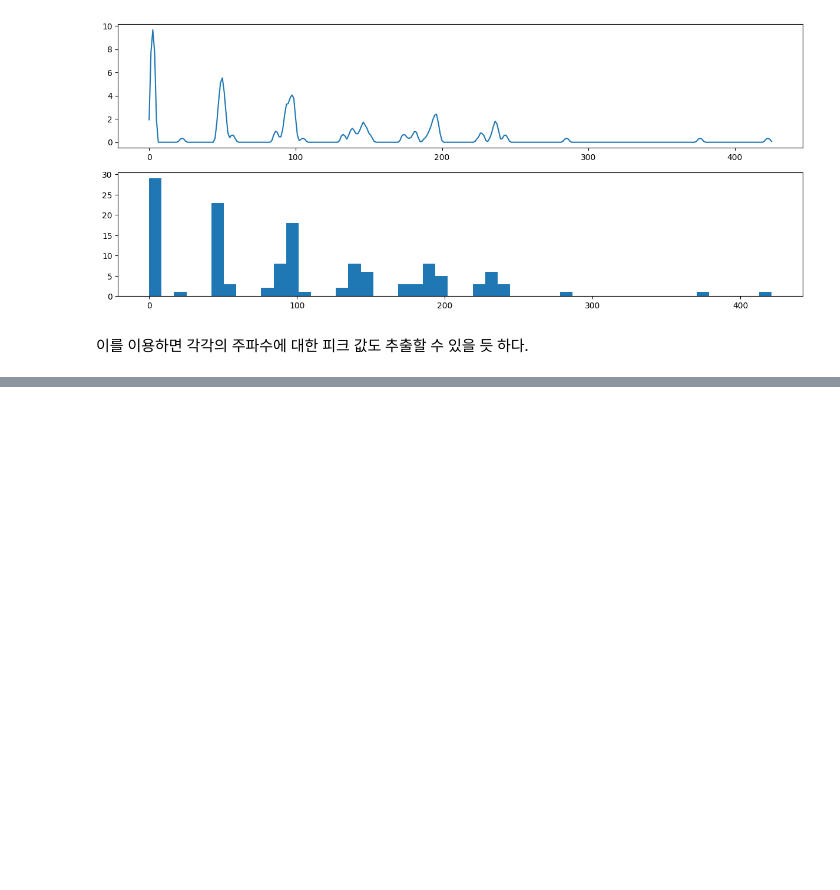
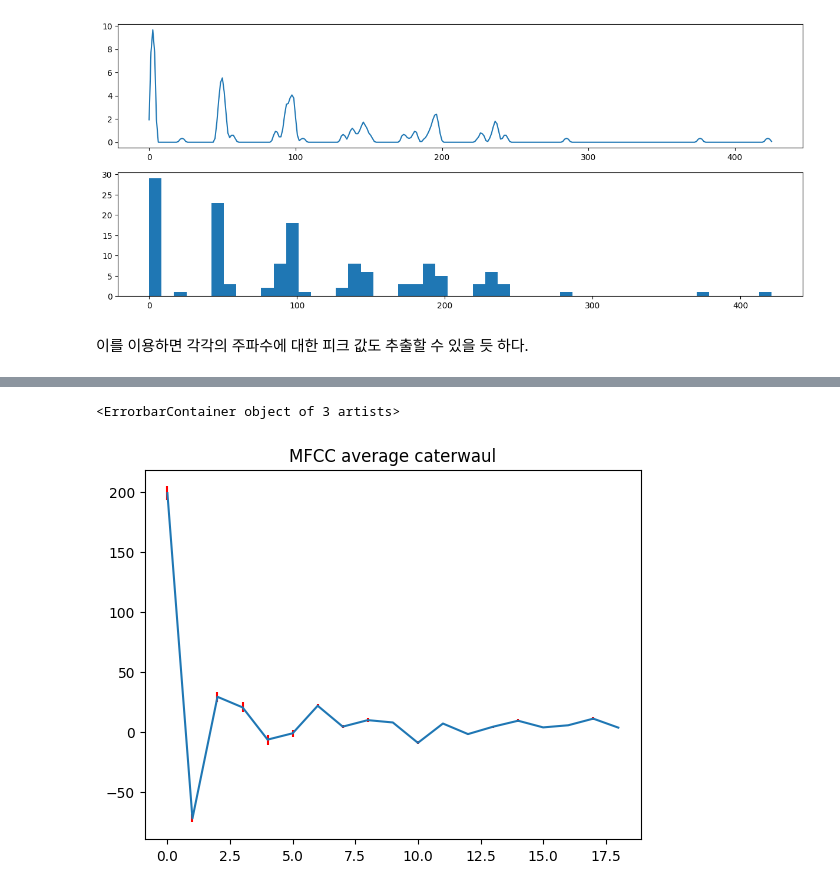
Before and after one commit to lukekim420/catclass, a Jupyter notebook: eda_mid.ipynb, the cells around one changed output, grey strips where cells are left out. Cells and saved outputs as stored; diff of their text form; code cells hidden in the pictures; blank space fills up the shorter version.

```diff
--- a/eda_mid.ipynb
+++ b/eda_mid.ipynb
@@ -335,0 +446,6 @@ plt.show()
+# %%
+plt.title("MFCC average caterwaul")
+plt.errorbar(x=np.arange(19),y=df_caterwaul.mean(), yerr=20*df_caterwaul.std()/np.sqrt(len(df_caterwaul)),ecolor='r')
+# %% [output]
+<ErrorbarContainer object of 3 artists>
+[figure, added]
```
Also changed, not shown: parts of 17 cells of this notebook, 3 other files.
